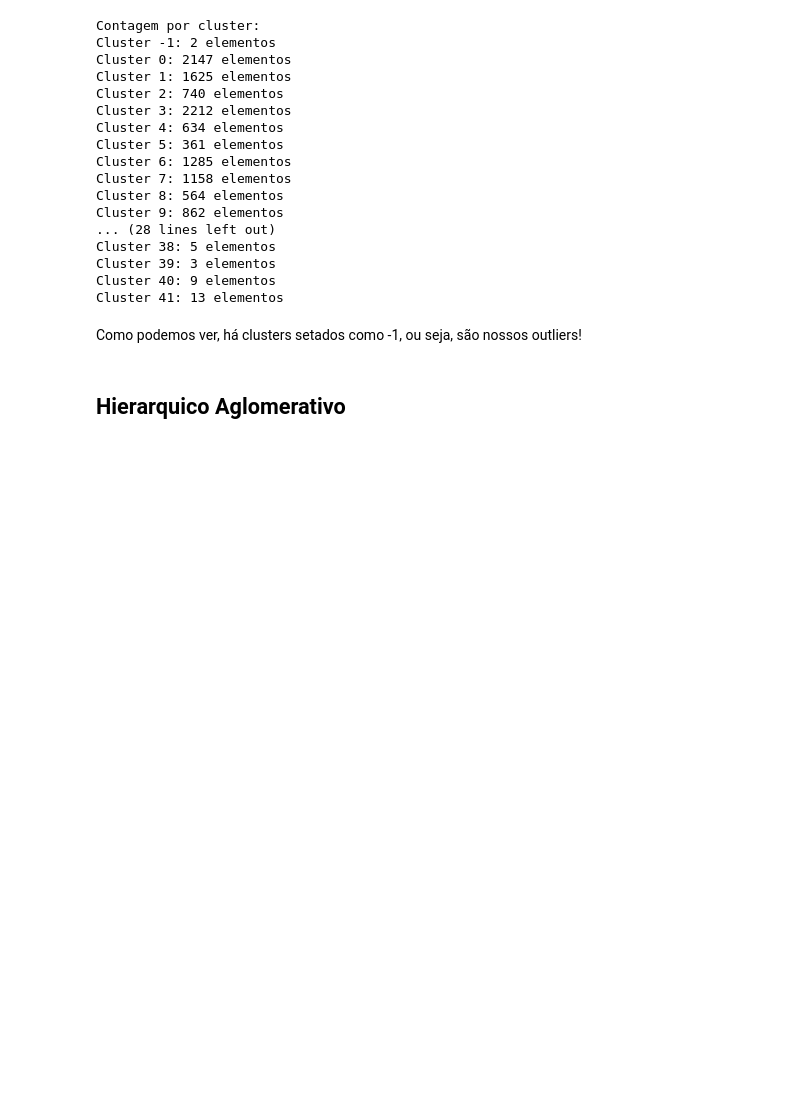
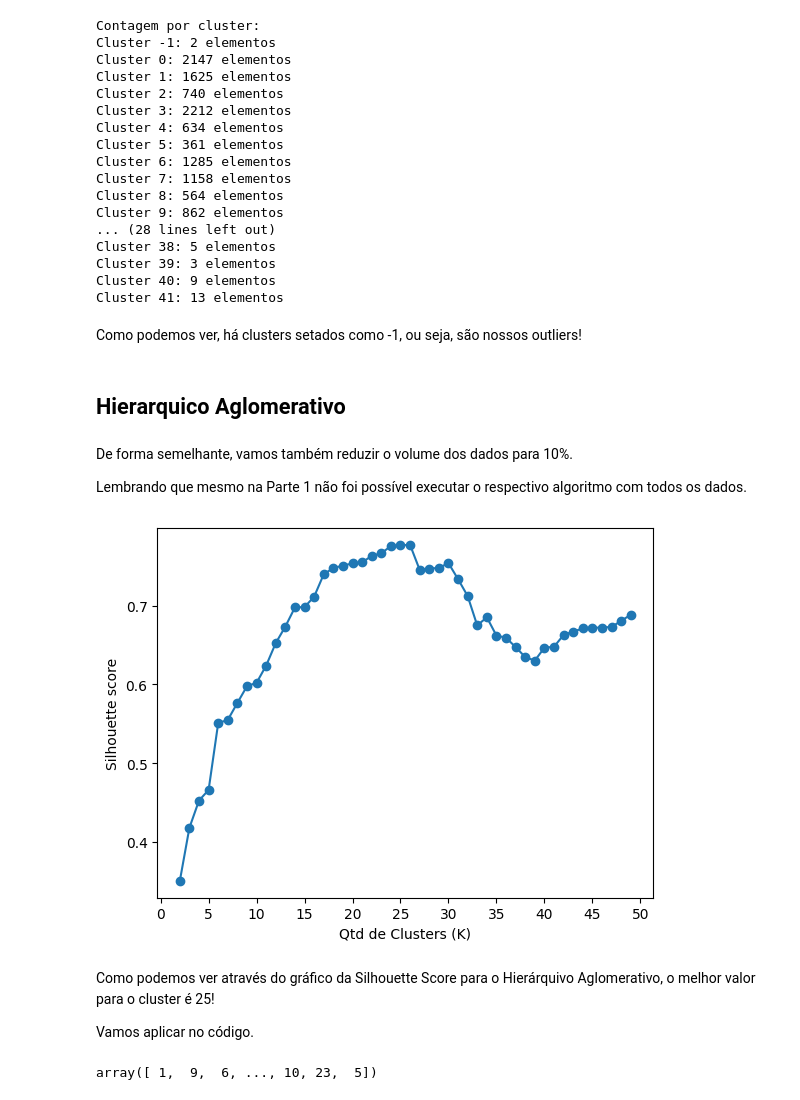
Before and after one commit to GodKelvin/pos-ia-dados-ufes, a Jupyter notebook: Clusterização e Redução de Dimensionalidade/projeto_disciplina.ipynb, the cells around one changed output. Saved outputs shown, nothing was run; the diff lists cells and outputs as text; code cells hidden in the pictures; blank space fills up the shorter version.

Commit message:
Avaliando algoritmos sem reduzir a dimensionalidade

```diff
--- a/Clusterização e Redução de Dimensionalidade/projeto_disciplina.ipynb
+++ b/Clusterização e Redução de Dimensionalidade/projeto_disciplina.ipynb
@@ -535,2 +534,41 @@ Como podemos ver, há clusters setados como -1, ou seja, são nossos outliers!
 # %% [markdown]
 ## Hierarquico Aglomerativo
+# %% [markdown]
+De forma semelhante, vamos também reduzir o volume dos dados para 10%.
+
+Lembrando que mesmo na Parte 1 não foi possível executar o respectivo algoritmo com todos os dados.
+# %%
+frac = 0.1
+
+n_samples = int(len(data_scaled) * frac)
+random_indices = np.random.choice(len(data_scaled), n_samples, replace=False)
+data_sample_agglo = data_scaled[random_indices]
+
+valores_k_agglo = []
+silhouette_score_variation_agglo = []
+# O silhouette score não permite k=1
+for i in range(2, 50):
+  agglo_cluster = AgglomerativeClustering(i).fit(data_sample_agglo)
+  valores_k_agglo.append(i)
+  silhouette_score_variation_agglo.append(
+    silhouette_score(data_sample_agglo, agglo_cluster.labels_, metric="euclidean")
+  )
+# %%
+fig, ax = plt.subplots()
+ax.plot(valores_k_agglo, silhouette_score_variation_agglo, marker='o')
+plt.ylabel("Silhouette score")
+plt.xlabel("Qtd de Clusters (K)")
+ax.set_xticks(range(0, max(valores_k_agglo) + 5, 5))
+plt.show()
+# %% [output]
+[figure, added]
+# %% [markdown]
+Como podemos ver através do gráfico da Silhouette Score para o Hierárquivo Aglomerativo, o melhor valor para o cluster é 25!
+
+Vamos aplicar no código.
+# %%
+agglo_cluster = AgglomerativeClustering(25)
+agglo_cluster.fit(data_sample_agglo)
+agglo_cluster.labels_
+# %% [output]
+array([ 1,  9,  6, ..., 10, 23,  5])
```
Also changed, not shown: parts of 10 cells of this notebook.
